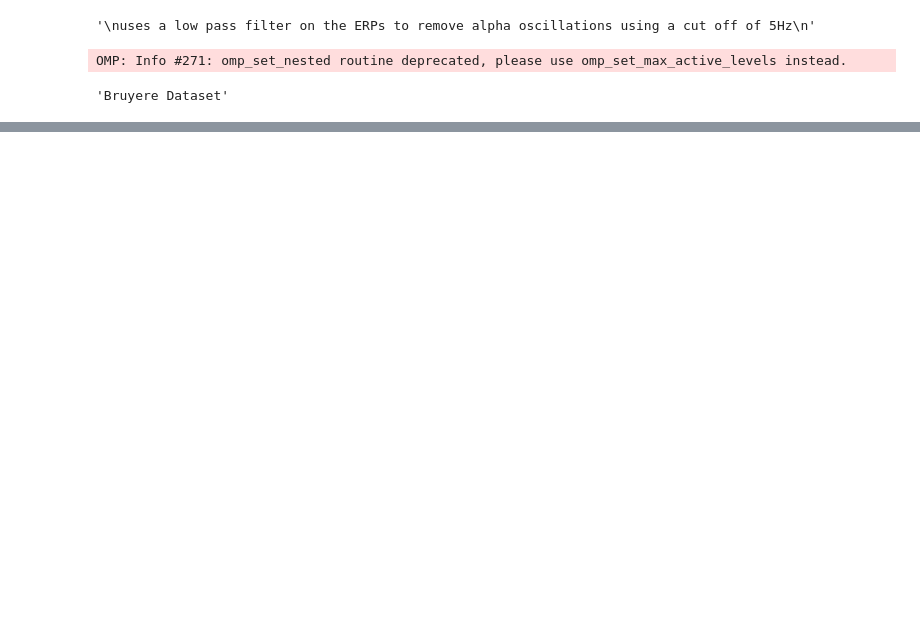
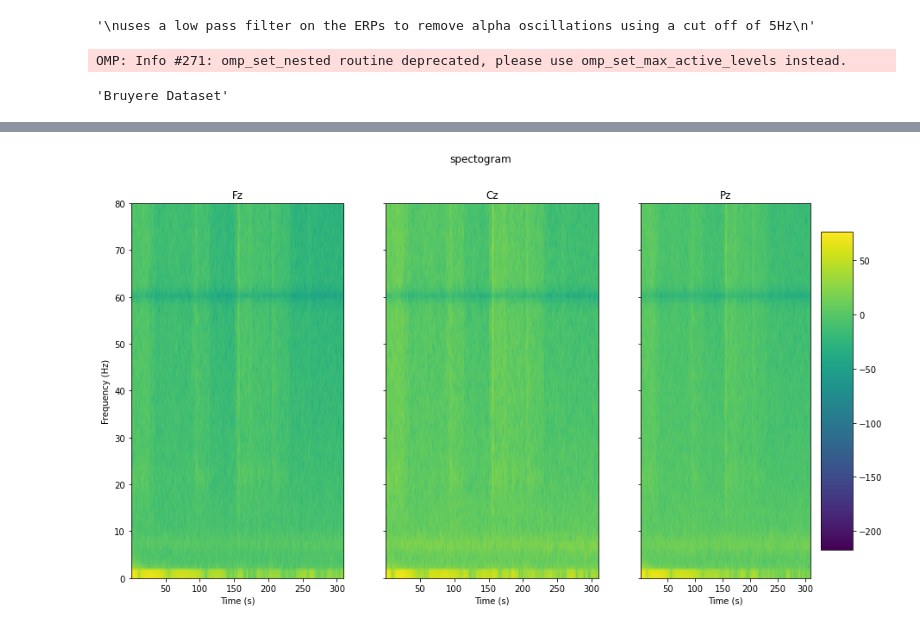
Before and after one commit to iggy96/Dementia-EEG-Analysis, a Jupyter notebook: pp_single_V2.ipynb, the cells around one changed output, grey strips where cells are left out. Saved outputs shown, nothing was run; the diff lists cells and outputs as text; code cells hidden in the pictures; blank space fills up the shorter version.

```diff
--- a/pp_single_V2.ipynb
+++ b/pp_single_V2.ipynb
@@ -39,3 +39,7 @@ plots(time,rawEEGEOG,titles=cfg.channelNames_1,figsize=cfg.figure_size,pltclr=cf
+# %%
+spectogramPlot(rawEEG,fs=cfg.fs,nfft=cfg.nfft,y_max=80,nOverlap=cfg.noverlap,figsize=(15,8),subTitles=cfg.channelNames,title="spectogram")
+# %% [output]
+[figure, added]
 # %%
 filtering = filters()
 adaptiveFilterOutput = filtering.adaptive(rawEEG,rawEOG)
```
Also changed, not shown: parts of 10 cells of this notebook.
